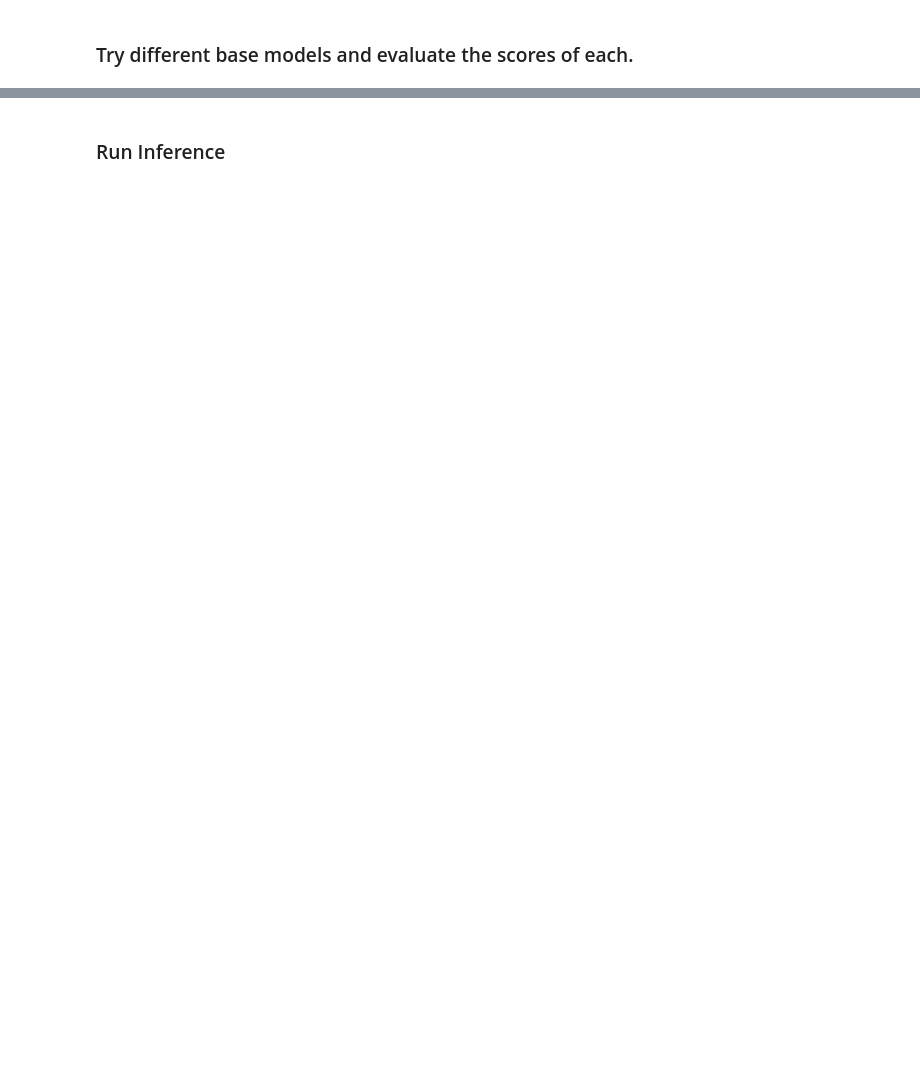
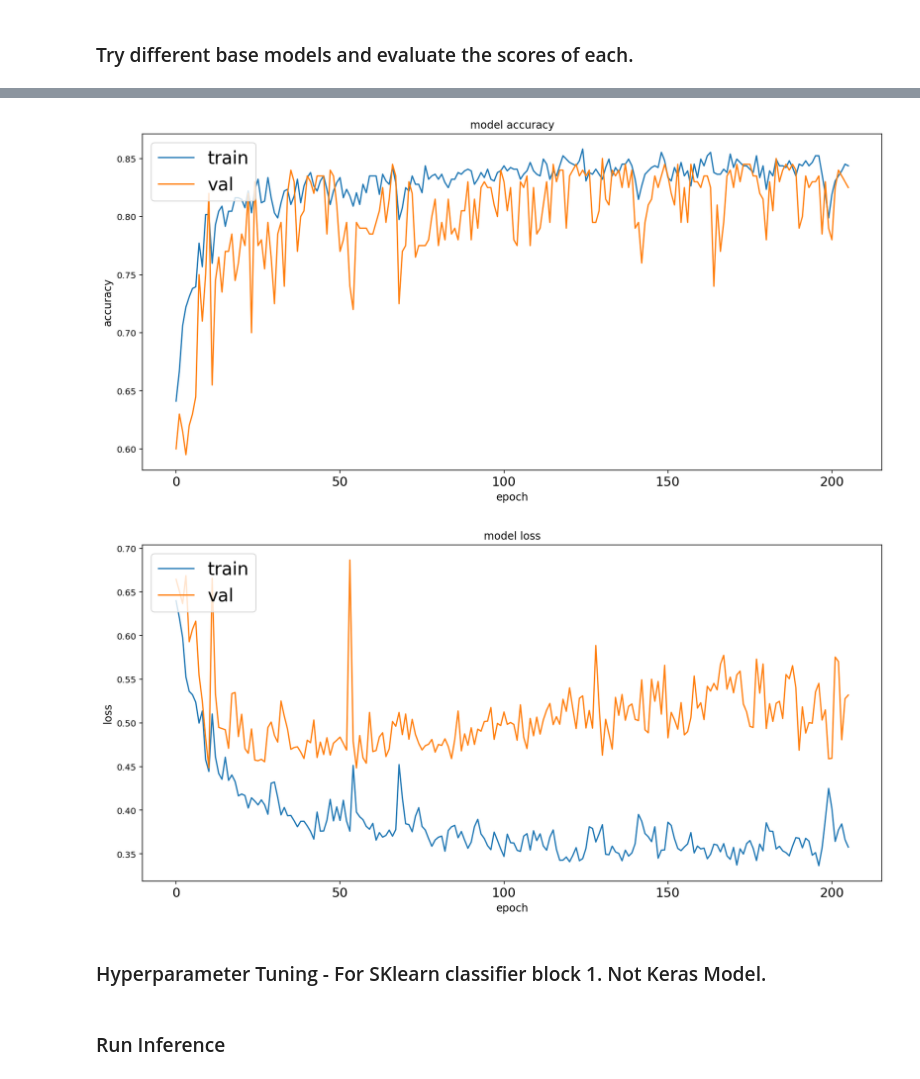
Before and after one commit to btroy94402/kaggle_titanic_project, a Jupyter notebook: titanic_sandbox.ipynb, the cells around one changed output, grey strips where cells are left out. Cells and saved outputs as stored; diff of their text form; code cells hidden in the pictures; blank space fills up the shorter version.

```diff
--- a/titanic_sandbox.ipynb
+++ b/titanic_sandbox.ipynb
@@ -682,7 +682,7 @@ Some are more important (useful) than others.\
 We can use tree based estimators (using entropy/information gain) to compute feature importances.\
 We can then eliminate irrelevant features.
 # %%
-clf = RandomForestClassifier(n_estimators=100, max_features="sqrt")
+clf = RandomForestClassifier(n_estimators=100, max_features="log2") #changed from sqrt to log2
 clf = clf.fit(train, targets)
 # %% [markdown]
 View importance of each feature toward life or death
@@ -779,0 +832,4 @@ CV score = 0.8327725817588348
+# %%
+#Set Matplotlib params
+mpl.rcParams['figure.figsize'] = (12, 10)
+colors = plt.rcParams['axes.prop_cycle'].by_key()['color']
@@ -779,0 +892,11 @@ CV score = 0.8327725817588348
+# %%
+early_stopping = tf.keras.callbacks.EarlyStopping(monitor='val_loss', patience=150)
+
+model.compile(optimizer=keras.optimizers.Adam(lr=0.01),
+              loss='sparse_categorical_crossentropy',
+              metrics=['accuracy'])
+
+
+history = model.fit(
+    train_features, train_labels, epochs=1000, validation_data=(
+        val_features, val_labels), callbacks=[early_stopping])  #, callbacks=[early_stopping]
@@ -780,3 +921,30 @@ CV score = 0.8327725817588348
+# %%
+def plotAccLoss(history):
+    '''Will take model history as arg & plot accuracy and loss of Test and Val data.'''
+    plt.figure(figsize=(15,7))
+    plt.plot(history.history['accuracy'])
+    plt.plot(history.history['val_accuracy'])
+    plt.title('model accuracy')
+    plt.ylabel('accuracy')
+    plt.xlabel('epoch')
+    plt.legend(['train', 'val'], loc='upper left')
+    plt.show()
+
+    plt.figure(figsize=(15,7))
+    plt.plot(history.history['loss'])
+    plt.plot(history.history['val_loss'])
+    plt.title('model loss')
+    plt.ylabel('loss')
+    plt.xlabel('epoch')
+    plt.legend(['train', 'val'], loc='upper left')
+    plt.show()
+# %%
+plotAccLoss(history)
+# %% [output]
+[figure, added]
+[figure, added]
+# %% [markdown]
+### Hyperparameter Tuning - For SKlearn classifier block 1.  Not Keras Model.
 # %%
 run_gs = False
 
```
Also changed, not shown: parts of 18 cells of this notebook.
